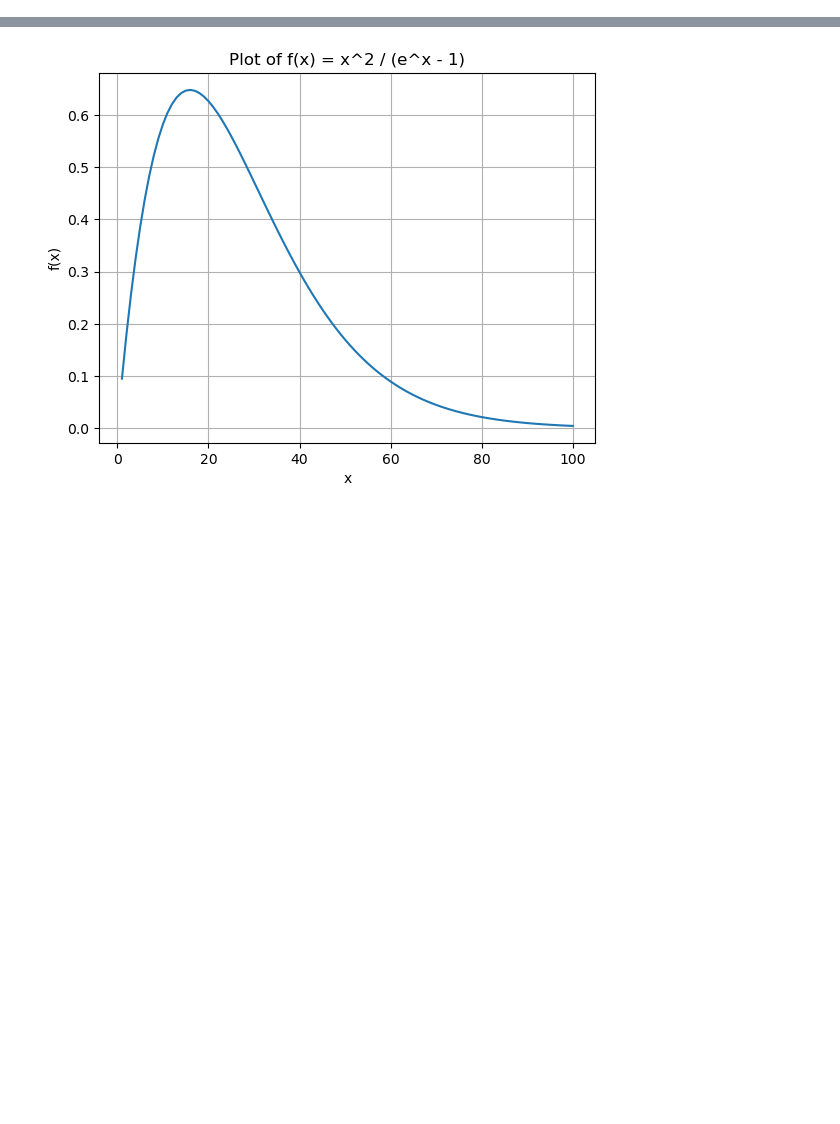
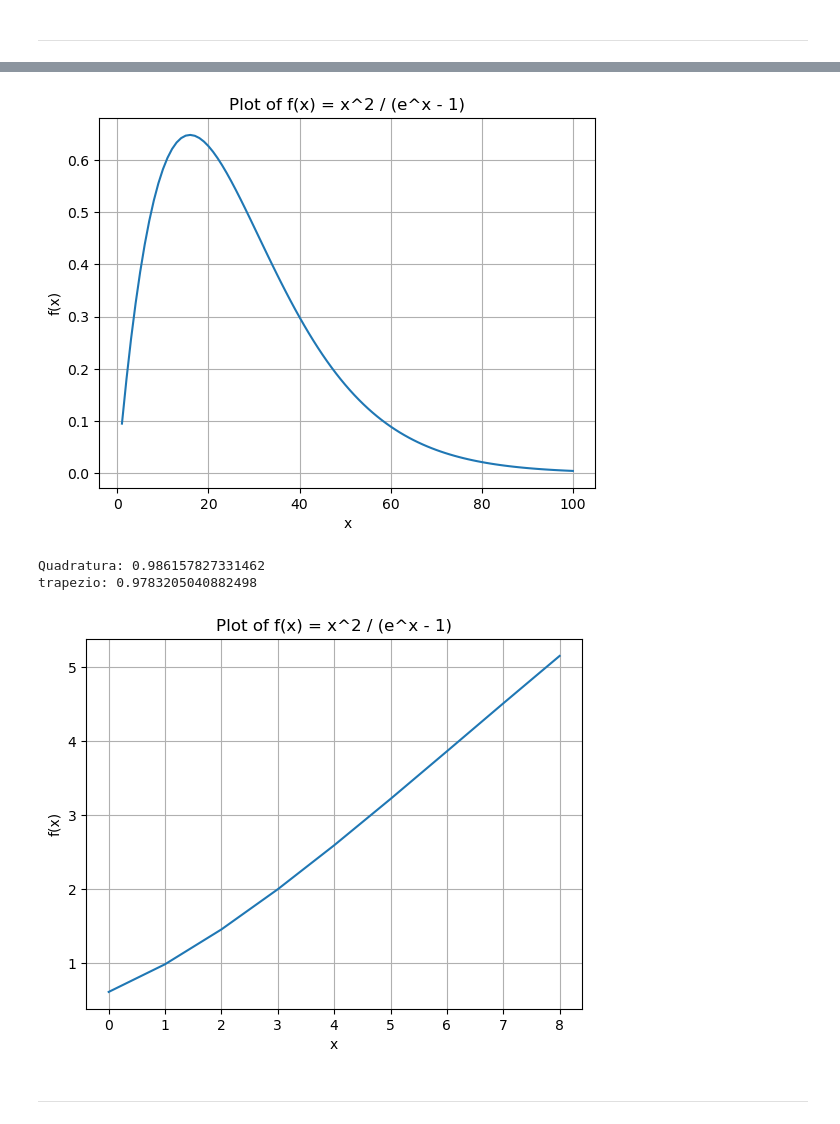
Before and after one commit to enzo-souza/av7, a Jupyter notebook: questao2.ipynb, the cells around one changed output, grey strips where cells are left out. Cells and saved outputs as stored; diff of their text form; code cells hidden in the pictures; blank space fills up the shorter version.

```diff
--- a/questao2.ipynb
+++ b/questao2.ipynb
@@ -5,27 +61,75 @@
 # %% [markdown]
 ![alt text](image-2.png)
+# %% [markdown]
+------------------------------------------------------------------------------------------------------------------------------------------------
 # %% [markdown]
 ![alt text](image-3.png)
 # %%
 import numpy as np
 import matplotlib.pyplot as plt
 
 def f(x):
-    return x**2 / (np.exp(x) - 1)
+    return (x**2) / (np.exp(x) - 1)
 
 pontos = []
 x = 0
 while x <= 10:
     pontos.append(f(x))
     x += 0.1
 
 plt.plot(pontos)
 plt.title("Plot of f(x) = x^2 / (e^x - 1)")
 plt.xlabel("x")
 plt.ylabel("f(x)")
 plt.grid()
 plt.show()
+
+
+#quadratura
+N = 3
+a = 0.0
+b = 2.0
+# Calculate the sample points and weights, then map them
+# to the required integration domain
+x,w = gaussxw(N)
+xp = 0.5*(b-a)*x + 0.5*(b+a)
+wp = 0.5*(b-a)*w
+# Perform the integration
+
+pontos = []
+s = 0.0
+for k in range(N):
+    s += wp[k]*f(xp[k])
+    pontos.append(s)
+print(f'Quadratura: {s}')
+
+
+# Numerical integration using the trapezoidal rule
+N = 10
+a = 0.1
+b = 2.0
+h = (b-a)/N
+s = 0.5*f(a) + 0.5*f(b)
+
+pontos = []
+for k in range(1,N):
+    s += f(a+k*h)
+    pontos.append(s)
+print(f'trapezio: {h*s}')
+
+
+plt.plot(pontos)
+plt.title("Plot of f(x) = x^2 / (e^x - 1)")
+plt.xlabel("x")
+plt.ylabel("f(x)")
+plt.grid()
+plt.show()
 # %% [output]
 [figure]
+Quadratura: 0.986157827331462
+trapezio: 0.9783205040882498
+[figure, added]
+# %% [markdown]
+------------------------------------------------------------------------------------------------------------------------------------------------
 # %% [markdown]
 ![alt text](image-4.png)
```
Also changed, not shown: parts of 15 cells of this notebook.
